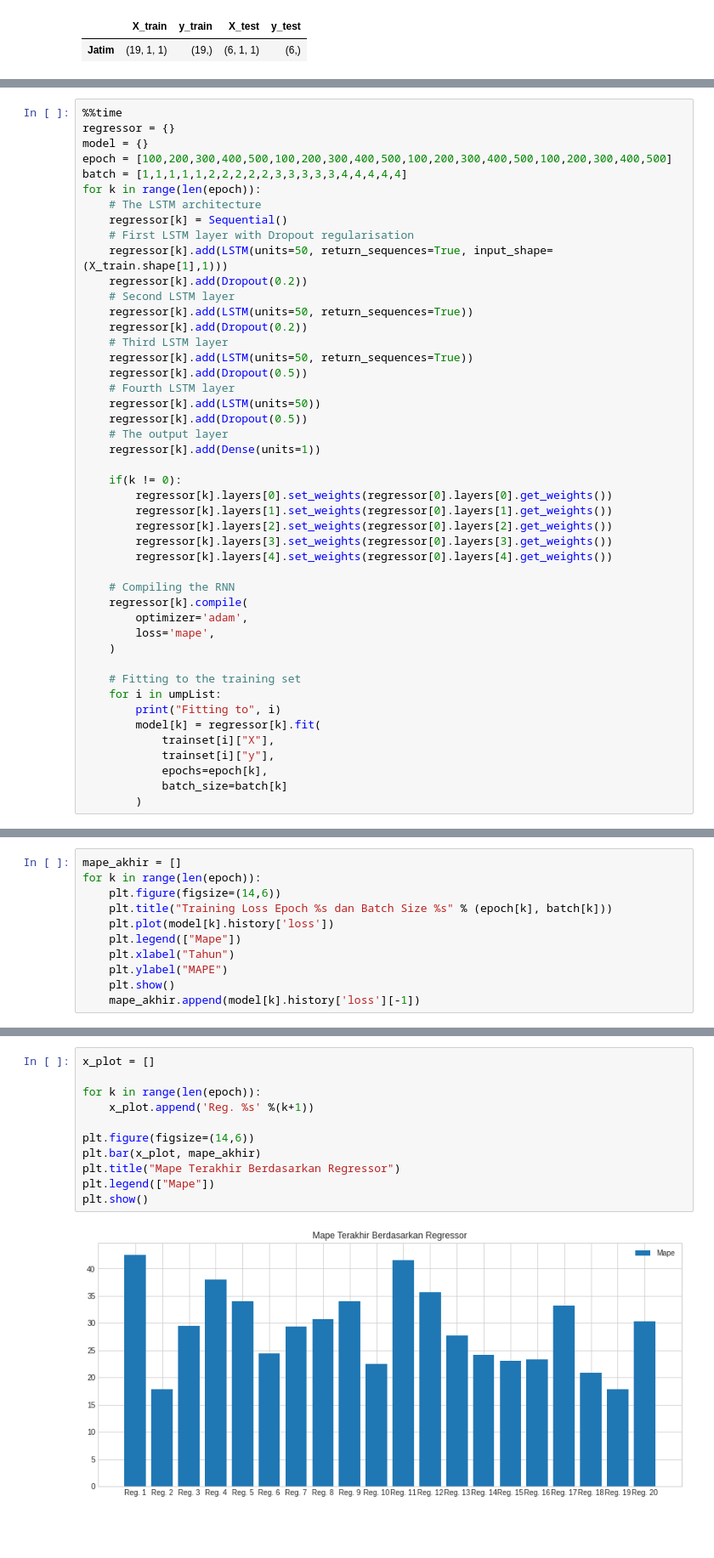
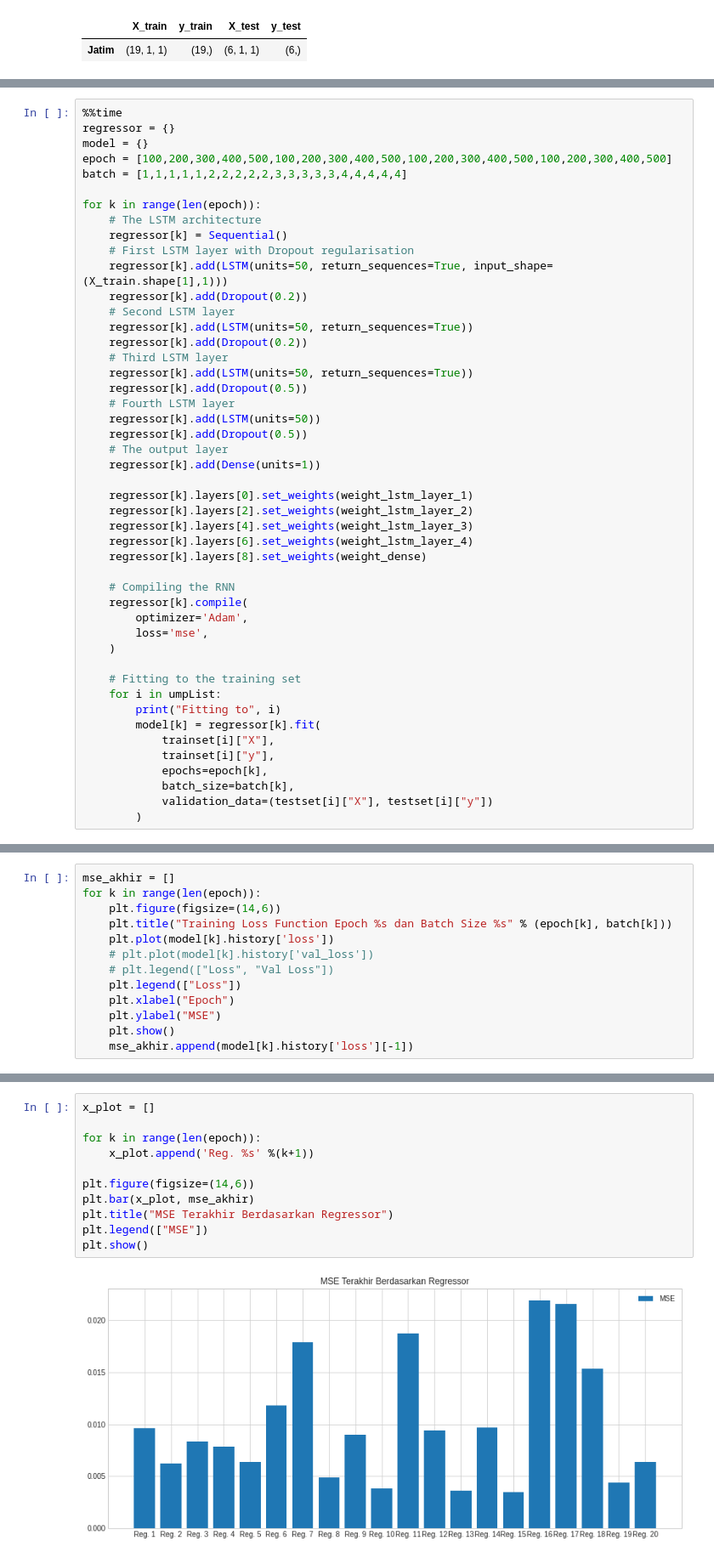
Before and after one commit to Arif-X/RNN-LSTM-UMP-JATIM, a Jupyter notebook: UMP.ipynb, the cells around one changed output, grey strips where cells are left out. Shown at 85% size. Saved outputs shown, nothing was run; the diff lists cells and outputs as text; blank space fills up the shorter version.

```diff
--- a/UMP.ipynb
+++ b/UMP.ipynb
@@ -122,6 +146,7 @@ regressor = {}
 model = {}
 epoch = [100,200,300,400,500,100,200,300,400,500,100,200,300,400,500,100,200,300,400,500]
 batch = [1,1,1,1,1,2,2,2,2,2,3,3,3,3,3,4,4,4,4,4]
+
 for k in range(len(epoch)):
     # The LSTM architecture
     regressor[k] = Sequential()
@@ -140,17 +165,16 @@ for k in range(len(epoch)):
     # The output layer
     regressor[k].add(Dense(units=1))
 
-    if(k != 0):
-        regressor[k].layers[0].set_weights(regressor[0].layers[0].get_weights())
-        regressor[k].layers[1].set_weights(regressor[0].layers[1].get_weights())
-        regressor[k].layers[2].set_weights(regressor[0].layers[2].get_weights())
-        regressor[k].layers[3].set_weights(regressor[0].layers[3].get_weights())
-        regressor[k].layers[4].set_weights(regressor[0].layers[4].get_weights())
+    regressor[k].layers[0].set_weights(weight_lstm_layer_1)
+    regressor[k].layers[2].set_weights(weight_lstm_layer_2)
+    regressor[k].layers[4].set_weights(weight_lstm_layer_3)
+    regressor[k].layers[6].set_weights(weight_lstm_layer_4)
+    regressor[k].layers[8].set_weights(weight_dense)
 
     # Compiling the RNN
     regressor[k].compile(
-        optimizer='adam',
-        loss='mape',
+        optimizer='Adam',
+        loss='mse',
     )
 
     # Fitting to the training set
@@ -160,5 +184,6 @@ for k in range(len(epoch)):
             trainset[i]["X"],
             trainset[i]["y"],
             epochs=epoch[k],
-            batch_size=batch[k]
+            batch_size=batch[k],
+            validation_data=(testset[i]["X"], testset[i]["y"])
         )
@@ -165,12 +198,14 @@ for k in range(len(epoch)):
 # %%
-mape_akhir = []
+mse_akhir = []
 for k in range(len(epoch)):
     plt.figure(figsize=(14,6))
-    plt.title("Training Loss Epoch %s dan Batch Size %s" % (epoch[k], batch[k]))
+    plt.title("Training Loss Function Epoch %s dan Batch Size %s" % (epoch[k], batch[k]))
     plt.plot(model[k].history['loss'])
-    plt.legend(["Mape"])
-    plt.xlabel("Tahun")
-    plt.ylabel("MAPE")
+    # plt.plot(model[k].history['val_loss'])
+    # plt.legend(["Loss", "Val Loss"])
+    plt.legend(["Loss"])
+    plt.xlabel("Epoch")
+    plt.ylabel("MSE")
     plt.show()
-    mape_akhir.append(model[k].history['loss'][-1])
+    mse_akhir.append(model[k].history['loss'][-1])
 # %% [output]
@@ -190,15 +225,15 @@ for k in range(len(epoch)):
 # %%
 x_plot = []
 
 for k in range(len(epoch)):
     x_plot.append('Reg. %s' %(k+1))
 
 plt.figure(figsize=(14,6))
-plt.bar(x_plot, mape_akhir)
-plt.title("Mape Terakhir Berdasarkan Regressor")
-plt.legend(["Mape"])
+plt.bar(x_plot, mse_akhir)
+plt.title("MSE Terakhir Berdasarkan Regressor")
+plt.legend(["MSE"])
 plt.show()
 # %% [output]
-[figure, old version]
+[figure, new version]
 # %%
 pred_result = {}
```
Also changed, not shown: parts of 6 cells of this notebook.
